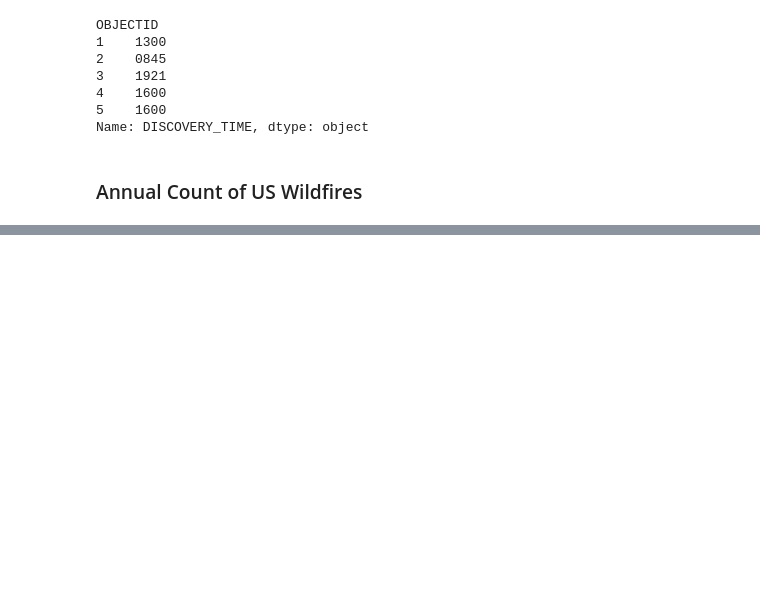
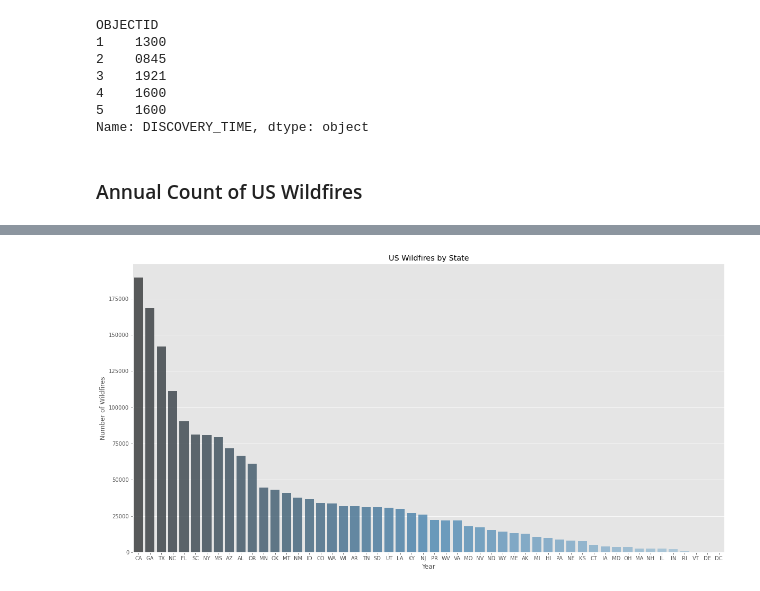
Before and after one commit to RobinsonCW/USWildfireAnalysis, a Jupyter notebook: src/exploratory_data_analysis/chance/python/Exploratory_Data_Analysis.ipynb, the cells around one changed output, grey strips where cells are left out. Drawn from its saved outputs; the diff is of its cells as text; code cells hidden in the pictures; blank space fills up the shorter version.

```diff
--- a/src/exploratory_data_analysis/chance/python/Exploratory_Data_Analysis.ipynb
+++ b/src/exploratory_data_analysis/chance/python/Exploratory_Data_Analysis.ipynb
@@ -154,0 +164,15 @@ plt.show()
+# %%
+state_count  = df_fires['STATE'].value_counts()
+plt.figure(figsize=(20, 10))
+sns.barplot(state_count.index, state_count.values, alpha=0.8, palette="Blues_d")
+plt.title('US Wildfires by State')
+plt.ylabel('Number of Wildfires')
+plt.xlabel('Year')
+
+
+plt.savefig('C:\\Users\\Chance\\Desktop\\us_wilfires_by_state.png')
+
+
+plt.show()
+# %% [output]
+[figure, added]
```
Also changed, not shown: parts of 5 cells of this notebook, 1 other file.
